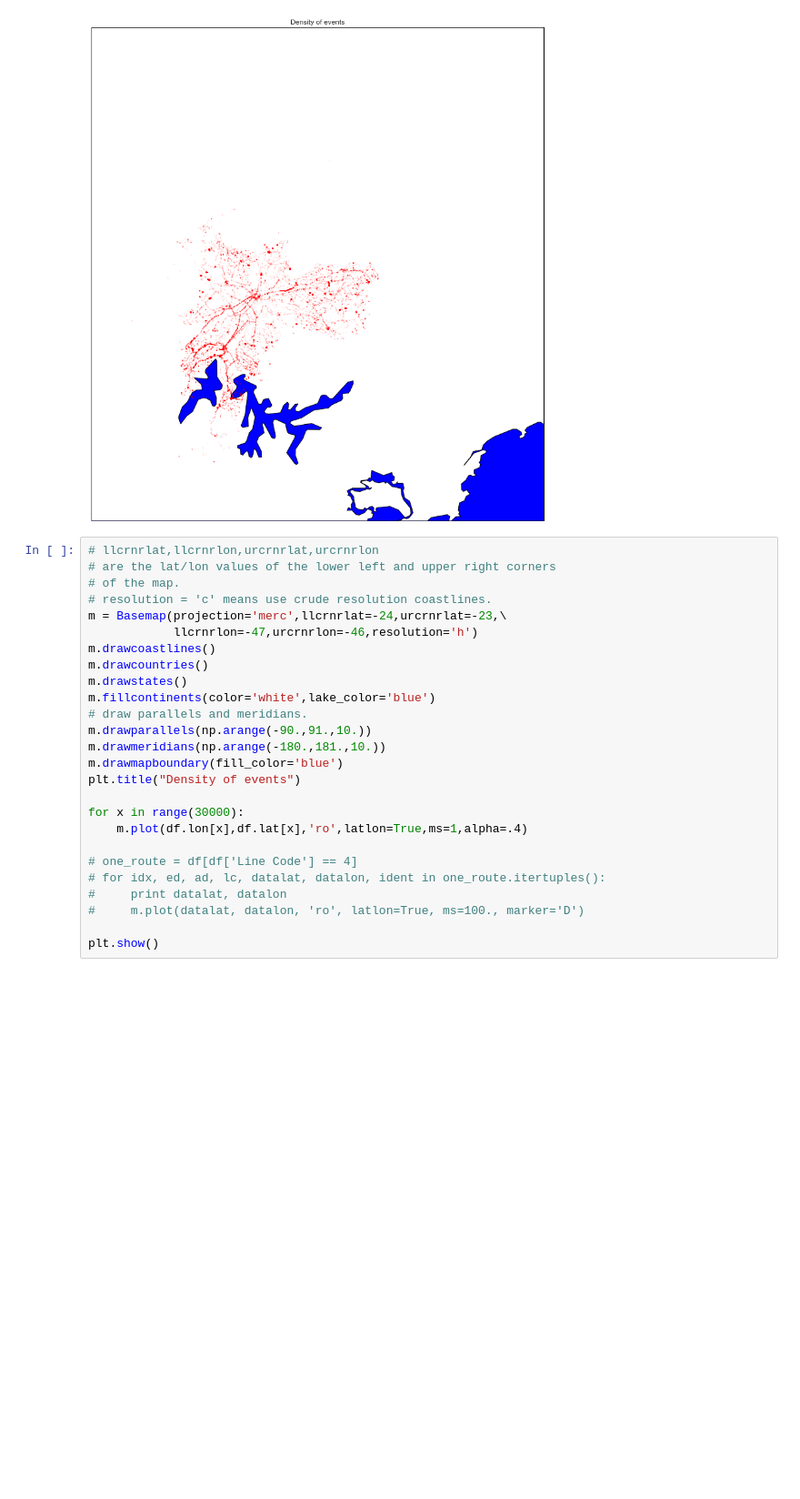
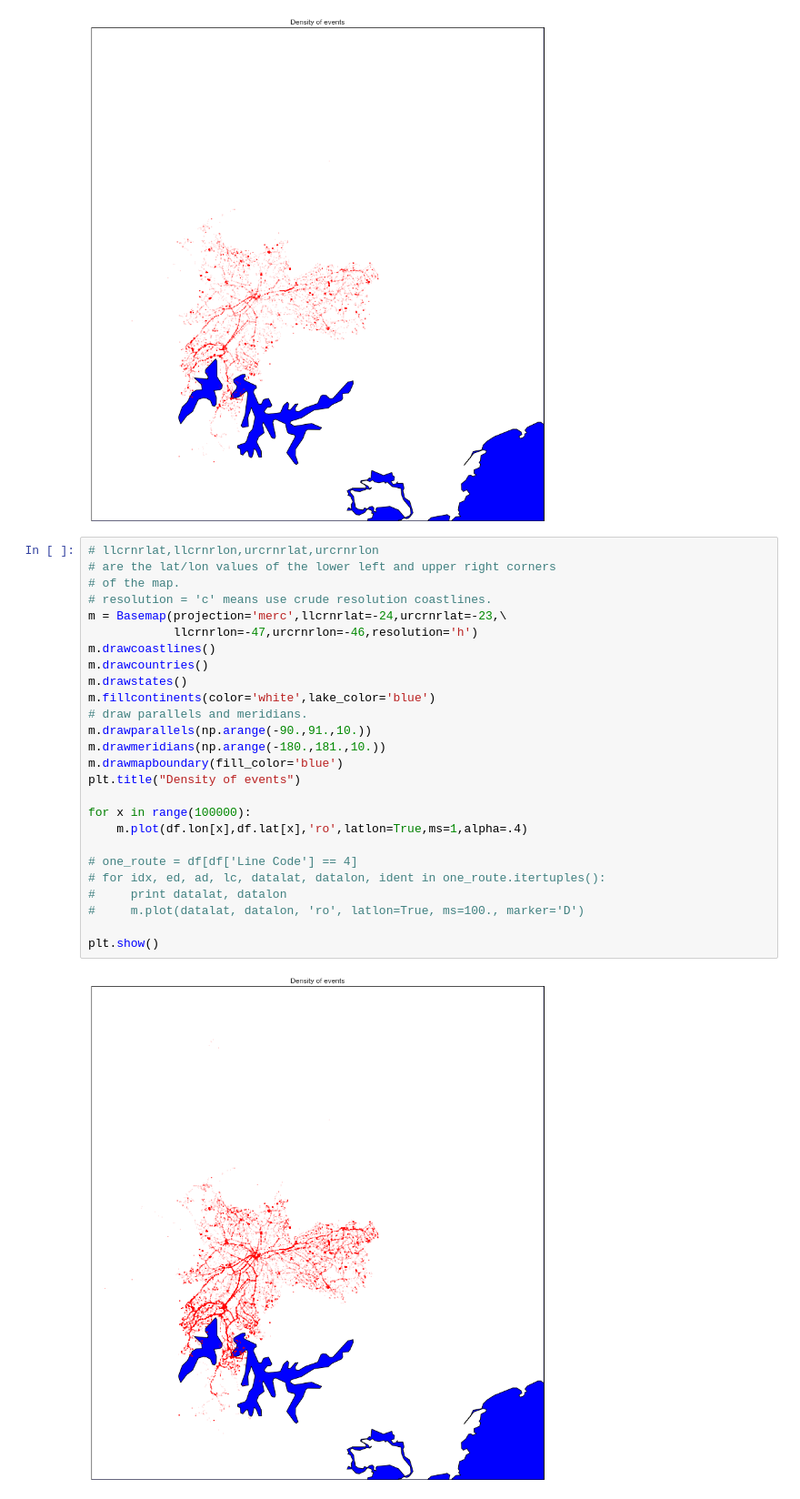
Before and after one commit to AOrlov8957/CS109FinalProject, a Jupyter notebook: data/Preliminary Visualization.ipynb, the cells around one changed output. Shown: that part at 91% size. Cells and saved outputs as stored; diff of their text form; blank space fills up the shorter version.

```diff
--- a/data/Preliminary Visualization.ipynb
+++ b/data/Preliminary Visualization.ipynb
@@ -109,26 +121,28 @@ plt.show()
 # %%
 # llcrnrlat,llcrnrlon,urcrnrlat,urcrnrlon
 # are the lat/lon values of the lower left and upper right corners
 # of the map.
 # resolution = 'c' means use crude resolution coastlines.
 m = Basemap(projection='merc',llcrnrlat=-24,urcrnrlat=-23,\
             llcrnrlon=-47,urcrnrlon=-46,resolution='h')
 m.drawcoastlines()
 m.drawcountries()
 m.drawstates()
 m.fillcontinents(color='white',lake_color='blue')
 # draw parallels and meridians.
 m.drawparallels(np.arange(-90.,91.,10.))
 m.drawmeridians(np.arange(-180.,181.,10.))
 m.drawmapboundary(fill_color='blue')
 plt.title("Density of events")
 
-for x in range(30000):
+for x in range(100000):
     m.plot(df.lon[x],df.lat[x],'ro',latlon=True,ms=1,alpha=.4)
 
 # one_route = df[df['Line Code'] == 4]
 # for idx, ed, ad, lc, datalat, datalon, ident in one_route.itertuples():
 #     print datalat, datalon
 #     m.plot(datalat, datalon, 'ro', latlon=True, ms=100., marker='D')
 
 plt.show()
+# %% [output]
+[figure, added]
```
Also changed, not shown: parts of 2 cells of this notebook, 1 other file.
